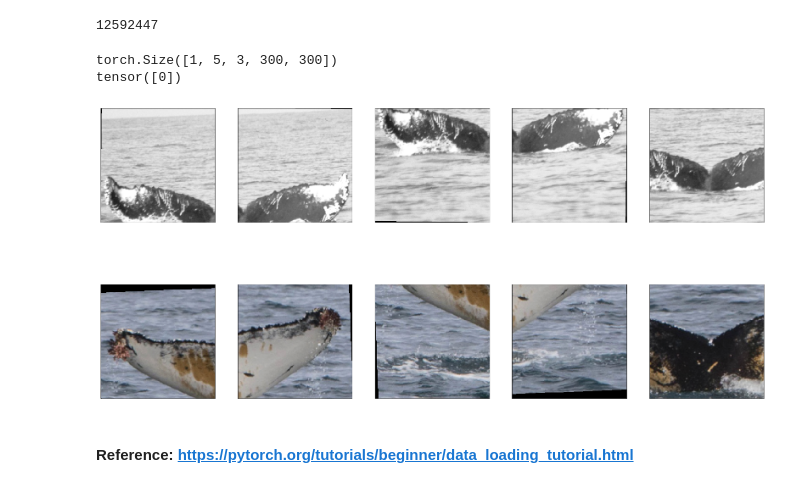
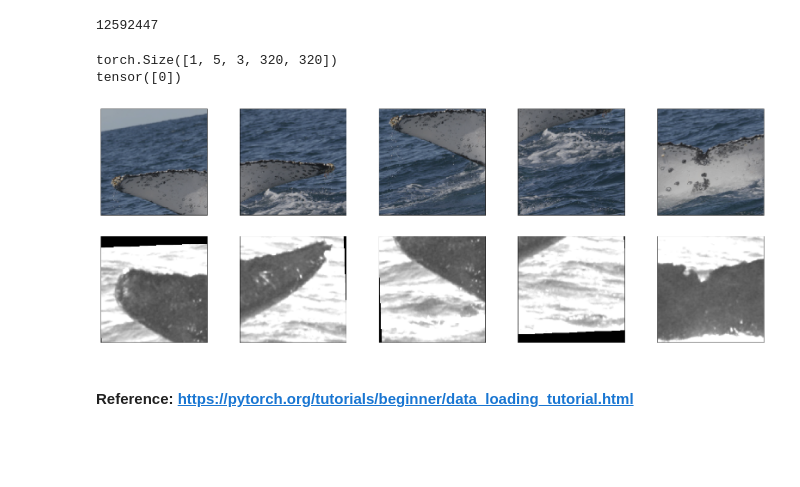
Before and after one commit to Fernandohf/WhaleID, a Jupyter notebook: WhaleIdentification.ipynb, the cells around one changed output. Saved outputs shown, nothing was run; the diff lists cells and outputs as text; code cells hidden in the pictures; blank space fills up the shorter version.

```diff
--- a/WhaleIdentification.ipynb
+++ b/WhaleIdentification.ipynb
@@ -87,7 +87,7 @@ root_dir = 'humpback-whale-identification/train'
 transform = T.Compose([T.ColorJitter(.25, .25, .25,),
                        T.Resize(500),
                        T.RandomRotation(5),
-                       T.FiveCrop((300)),
+                       T.FiveCrop((320)),
                        T.Lambda(lambda crops: torch.stack([T.ToTensor()(crop) for crop in crops]))
                       ])
 whale_dataset = WhaleDataset(csv_file, root_dir, transform)
@@ -102,26 +102,26 @@ len(whale_dataset)
 # %%
 # Check data
 img1, img2, label = iter(data_loader).next()
 
 # 5 cropped images
 print(img1.size())
 bs, ncrops, c, h, w = img1.size()
 # 1 item of the batch
 imgs_1 = img1[0].numpy()
 imgs_2 = img2[0].numpy()
-f = plt.figure(figsize=(28, 14))
+f = plt.figure(figsize=(28, 10))
 # For each crop
 for idx in range(5):
     ax1 = f.add_subplot(2, 5, idx + 1, xticks=[], yticks=[])
     ax2 = f.add_subplot(2, 5, idx + 6, xticks=[], yticks=[])
 
     ax1.imshow(np.transpose(imgs_1[idx], (1, 2, 0)))
     ax2.imshow(np.transpose(imgs_2[idx], (1, 2, 0)))
 print(label)
 # %% [output]
-torch.Size([1, 5, 3, 300, 300])
+torch.Size([1, 5, 3, 320, 320])
 tensor([0])
-[figure, old version]
+[figure, new version]
 # %%
 # Split Data
 train_size = int(len(whale_dataset) * .8)
```
Also changed, not shown: parts of 7 cells of this notebook.
